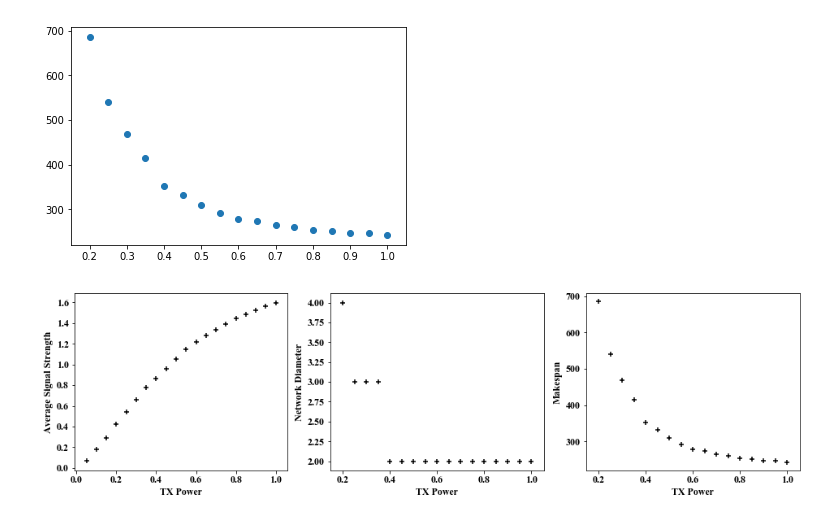
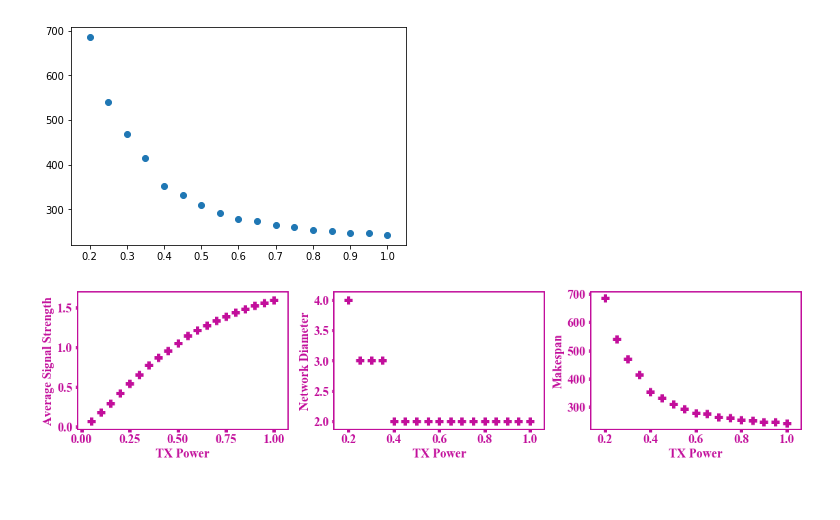
Before and after one commit to netdag/netdag, a Jupyter notebook: design-exploration.ipynb, the cells around one changed output. Cells and saved outputs as stored; diff of their text form; code cells hidden in the pictures; blank space fills up the shorter version.

```diff
--- a/design-exploration.ipynb
+++ b/design-exploration.ipynb
@@ -278,28 +278,34 @@ plt.scatter(Q, makespan)
 [figure]
 # %%
 plt.figure(figsize=(16,4))
-plt.rc('font', family='Times New Roman', size=12)
+plt.rc('font', family='Times New Roman', size=18)
 plt.rc('scatter', marker='+')
+plt.rc('axes', edgecolor='#c20e9b', linewidth=2, labelcolor='#c20e9b')
+plt.rc('xtick', color='#c20e9b')
+plt.rc('xtick.major', width=5)
+plt.rc('ytick', color='#c20e9b')
+plt.rc('ytick.major', width=5)
 
 ax1 = plt.subplot(131)
-plt.scatter(Q, fSS, c='black')
+plt.scatter(Q, fSS, c='#c20e9b', s=128, linewidth=5)
 plt.ylabel('Average Signal Strength')
 plt.xlabel('TX Power')
 #plt.setp(ax1.get_xticklabels(), visible=False)
 
 ax2 = plt.subplot(132)
-plt.scatter(Q, D_N, c='black')
+plt.scatter(Q, D_N, c='#c20e9b', s=128, linewidth=5)
 plt.ylabel('Network Diameter')
 plt.xlabel('TX Power')
 #plt.setp(ax2.get_xticklabels(), visible=False)
 
 ax3 = plt.subplot(133)
-plt.scatter(Q, makespan, c='black')
+plt.scatter(Q, makespan, c='#c20e9b', s=128, linewidth=5)
 plt.ylabel('Makespan')
 plt.xlabel('TX Power')
-plt.savefig('design-exploration-experiment.svg', bbox_inches="tight")
+plt.tight_layout(w_pad=0.5)
+plt.savefig('design-exploration-experiment.svg', bbox_inches="tight", transparent=True)
 # %% [output]
-[figure, old version]
+[figure, new version]
 # %%
 # https://stackoverflow.com/questions/34342155/how-to-pickle-or-store-jupyter-ipython-notebook-session-for-later
 
```
Also changed, not shown: 5 other files.
